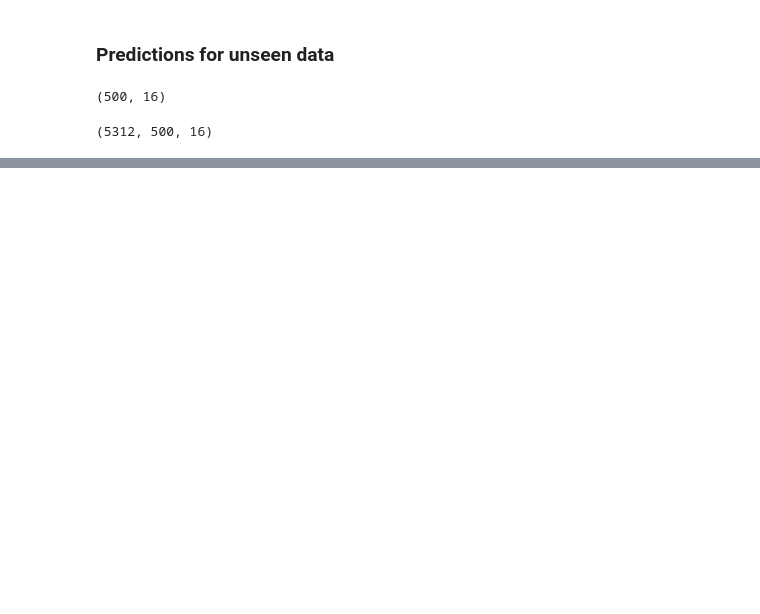
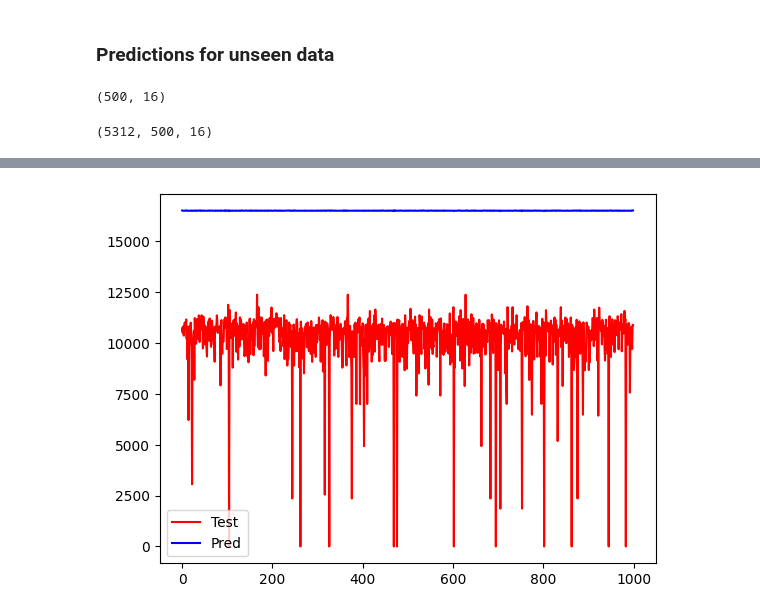
Before and after one commit to mattwagon/oil_production_prediction, a Jupyter notebook: notebooks/eduardo - rnn-model.ipynb, the cells around one changed output, grey strips where cells are left out. Saved outputs shown, nothing was run; the diff lists cells and outputs as text; code cells hidden in the pictures; blank space fills up the shorter version.

```diff
--- a/notebooks/eduardo - rnn-model.ipynb
+++ b/notebooks/eduardo - rnn-model.ipynb
@@ -2180,0 +2289,3 @@ array([[ 9565.49 ],
+# %%
+y_test_unscaled = pd.DataFrame(y_test_unscaled, columns= df_train.drop(columns=['Date']).columns)
+y_pred_10_unscaled = pd.DataFrame(y_pred_10_unscaled, columns= df_train.drop(columns=['Date']).columns)
@@ -2180,0 +2308,4 @@ array([[ 9565.49 ],
+# %%
+plot_predictions(y_test_unscaled['Qoil MPFM'], y_pred_10_unscaled['Qoil MPFM'])
+# %% [output]
+[figure, added]
```
Also changed, not shown: parts of 52 cells of this notebook.
